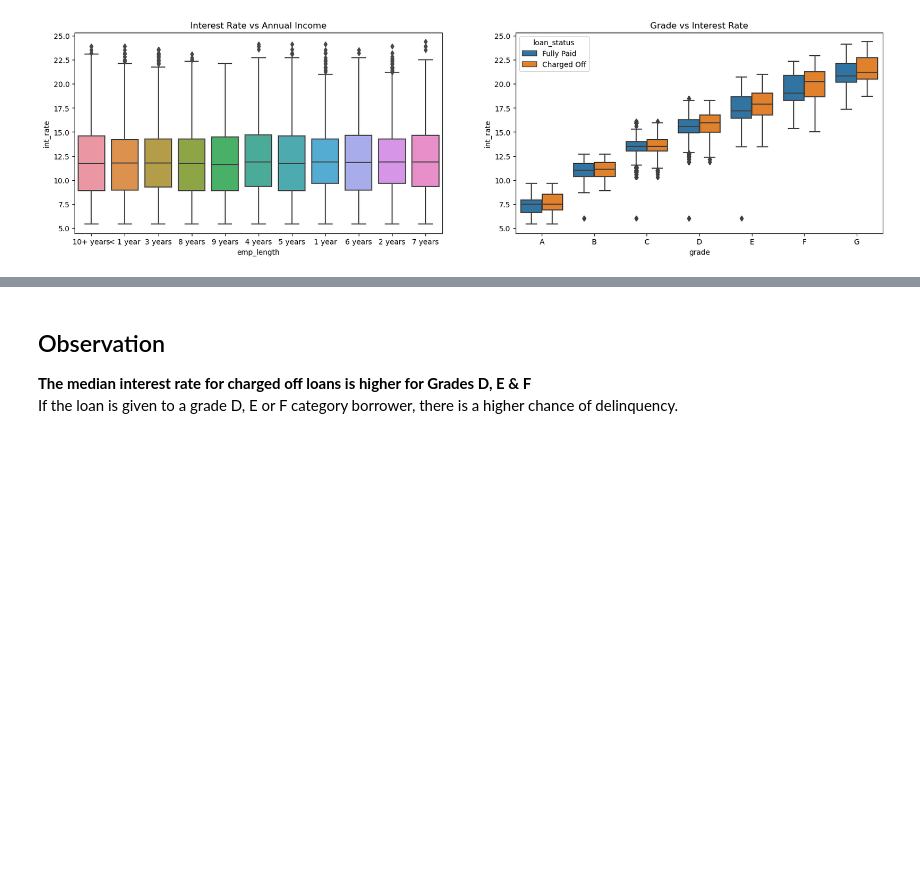
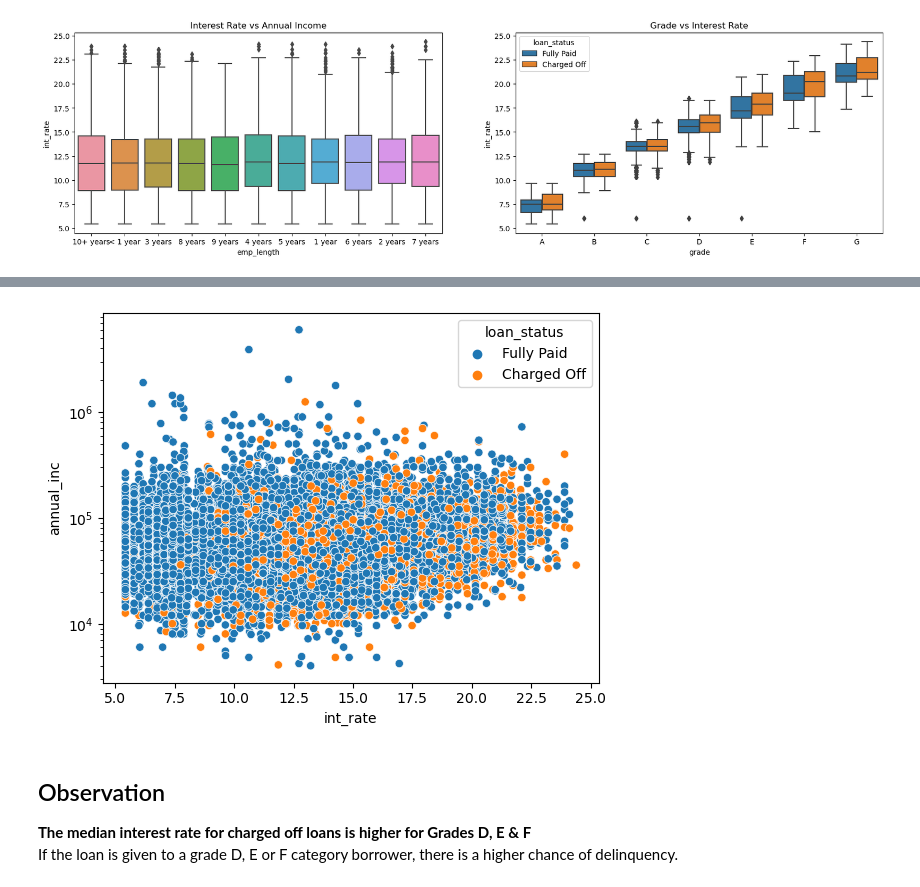
Before and after one commit to ajayvmohandas/lending_club_case_study, a Jupyter notebook: Lending-Club-Case-Study.ipynb, the cells around one changed output, grey strips where cells are left out. Cells and saved outputs as stored; diff of their text form; code cells hidden in the pictures; blank space fills up the shorter version.

```diff
--- a/Lending-Club-Case-Study.ipynb
+++ b/Lending-Club-Case-Study.ipynb
@@ -369,3 +396,8 @@ sns.boxplot(x='grade', y=loan_df.int_rate, hue='loan_status', order = grade_ord,
+# %%
+graph = sns.scatterplot(x='int_rate', y='annual_inc', hue='loan_status', data=loan_df)
+plt.yscale('log')
+# %% [output]
+[figure, added]
 # %% [markdown]
 ## Observation
 
```
Also changed, not shown: parts of 19 cells of this notebook.
